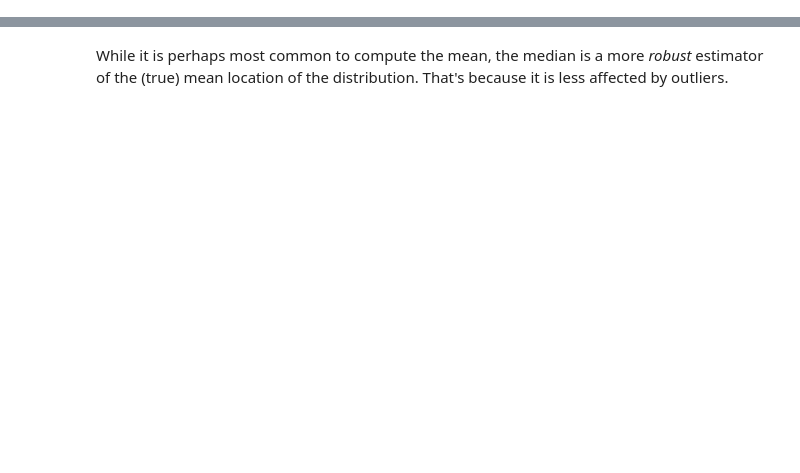
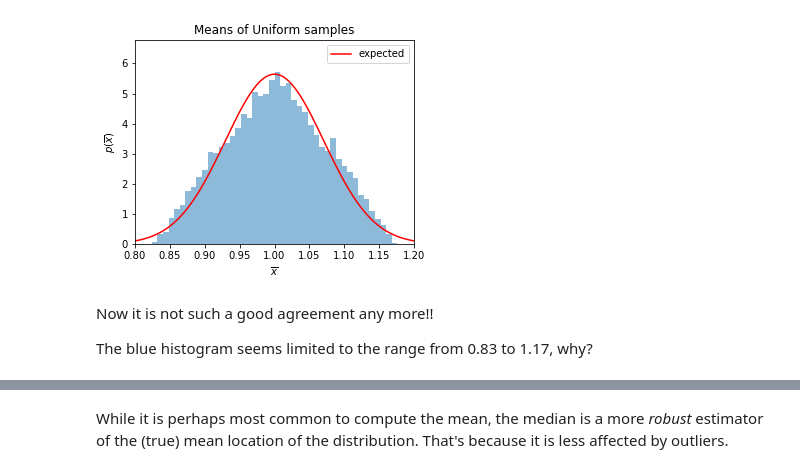
Before and after one commit to Ragadeepika-Pucha/astr-324-s17, a Jupyter notebook: notebooks/Week-2-Thu.ipynb, the cells around one changed output, grey strips where cells are left out. Drawn from its saved outputs; the diff is of its cells as text; code cells hidden in the pictures; blank space fills up the shorter version.

```diff
--- a/notebooks/Week-2-Thu.ipynb
+++ b/notebooks/Week-2-Thu.ipynb
@@ -41,0 +122,32 @@ print mean
+# %%
+### this is becoming interesting: it looks like it doesn't matter from which
+### distribution we draw our sample! Does it depend on the sample size?
+# 3) draw now k=2 numbers from U(mu=1.0, W=2.0)
+k = 2
+means = np.zeros(M)  # for storing the mean values obtained in M draws
+for i in range(M):
+    x = uniform(left, W).rvs(k) # here we draw k numbers between 0.8268 and 1.1732
+    means[i] = np.mean(x)
+# now plot the histogram of values in array means
+fig, ax = plt.subplots(figsize=(5, 3.75))
+# histogram the data
+ax.hist(means, bins=np.linspace(0.8, 1.2, 51),
+            histtype='stepfilled', alpha=0.5, normed=True)
+# expected gaussian distribution
+x = np.linspace(0, 2, 1000)
+gauss = norm(mu, sigma/np.sqrt(k)).pdf(x)  # this is a function of x: gauss(x)
+plt.plot(x, gauss, ls='-', c='red', label='expected')
+plt.xlim(0.8, 1.2)
+yMax = 1.2*np.sqrt(k)/np.sqrt(2*3.14) / sigma
+plt.ylim(0, yMax)
+plt.xlabel('$\overline{x}$')
+plt.ylabel(r'$p(\overline{x})$')
+plt.title('Means of Uniform samples')
+plt.legend()
+plt.show()
+# %% [output]
+[figure, added]
+# %% [markdown]
+Now it is not such a good agreement any more!!
+
+The blue histogram seems limited to the range from 0.83 to 1.17, why?
```
Also changed, not shown: parts of 84 cells of this notebook.
